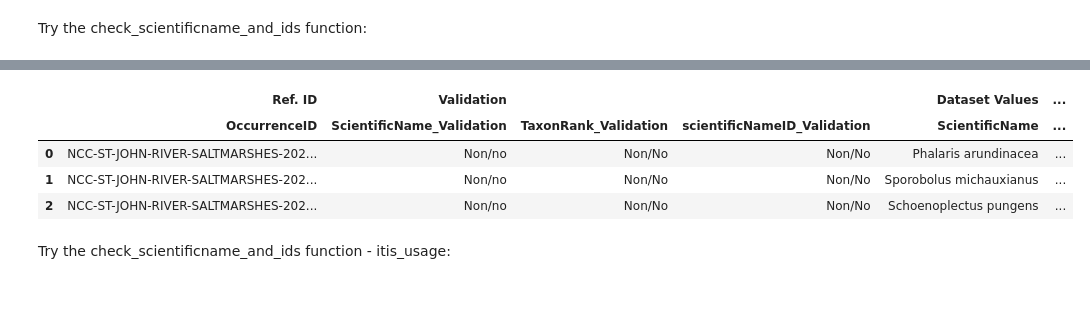
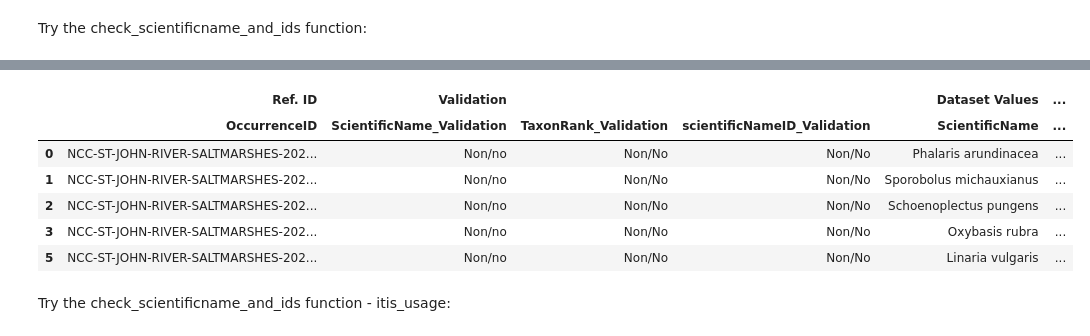
Before and after one commit to cioos-siooc/pyobistools, a Jupyter notebook: notebooks_Pyobis_sprint/notebook sprint - check_scientificname_and_ids.ipynb, the cells around one changed output, grey strips where cells are left out. Drawn from its saved outputs; the diff is of its cells as text; code cells hidden in the pictures; blank space fills up the shorter version.

```diff
--- a/notebooks_Pyobis_sprint/notebook sprint - check_scientificname_and_ids.ipynb
+++ b/notebooks_Pyobis_sprint/notebook sprint - check_scientificname_and_ids.ipynb
@@ -164,10 +187,12 @@ table3.head(3)
 # %%
-table4.head(3)
+table4.head()
 # %% [output]
 |  | Ref. ID | Validation |  |  | Dataset Values | ... |
 |  | OccurrenceID | ScientificName_Validation | TaxonRank_Validation | scientificNameID_Validation | ScientificName | ... |
 | 0 | NCC-ST-JOHN-RIVER-SALTMARSHES-202... | Non/no | Non/No | Non/No | Phalaris arundinacea | ... |
 | 1 | NCC-ST-JOHN-RIVER-SALTMARSHES-202... | Non/no | Non/No | Non/No | Sporobolus michauxianus | ... |
 | 2 | NCC-ST-JOHN-RIVER-SALTMARSHES-202... | Non/no | Non/No | Non/No | Schoenoplectus pungens | ... |
+| 3 | NCC-ST-JOHN-RIVER-SALTMARSHES-202... | Non/no | Non/No | Non/No | Oxybasis rubra | ... |
+| 5 | NCC-ST-JOHN-RIVER-SALTMARSHES-202... | Non/no | Non/No | Non/No | Linaria vulgaris | ... |
 # %% [markdown]
 Try the check_scientificname_and_ids function - itis_usage:
```
Also changed, not shown: parts of 7 cells of this notebook, 1 other file.
